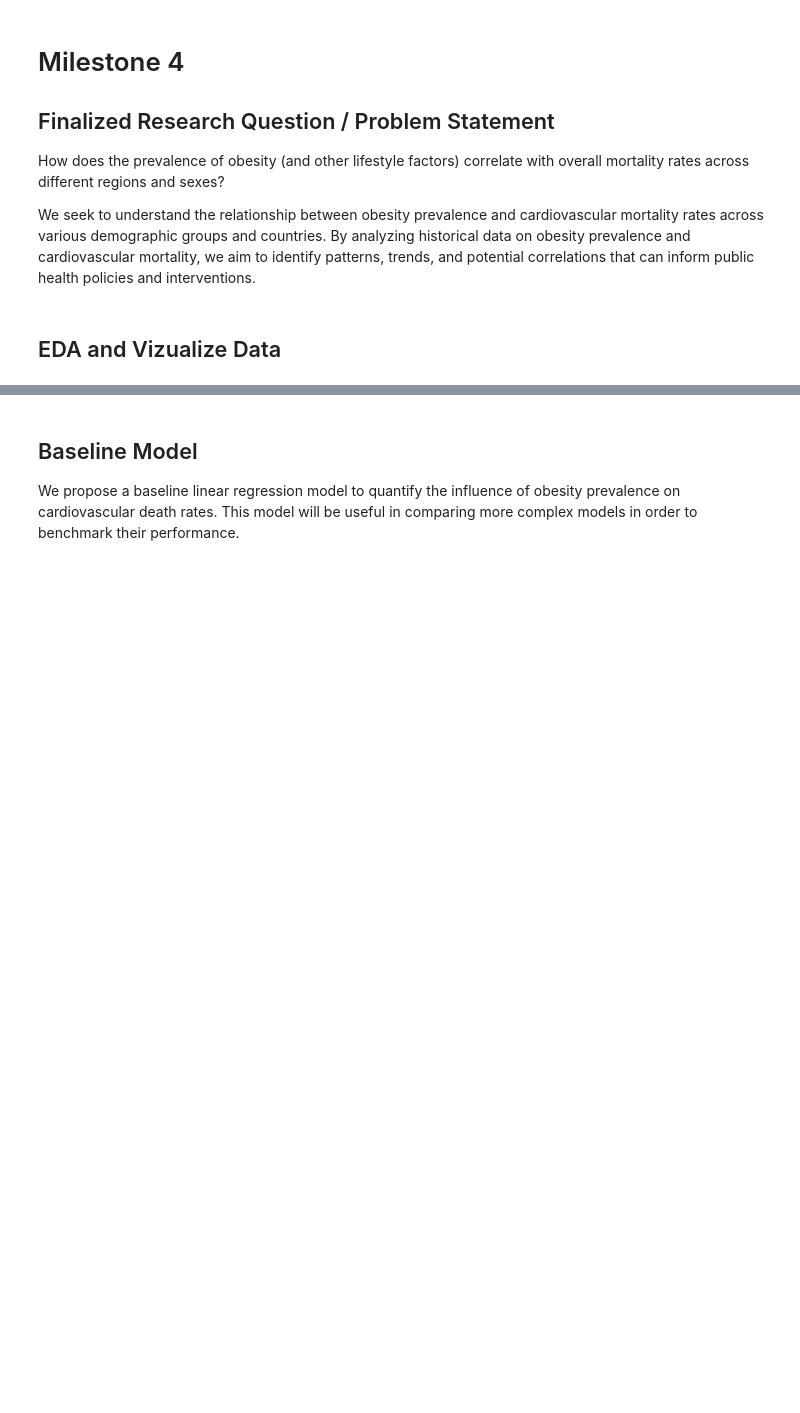
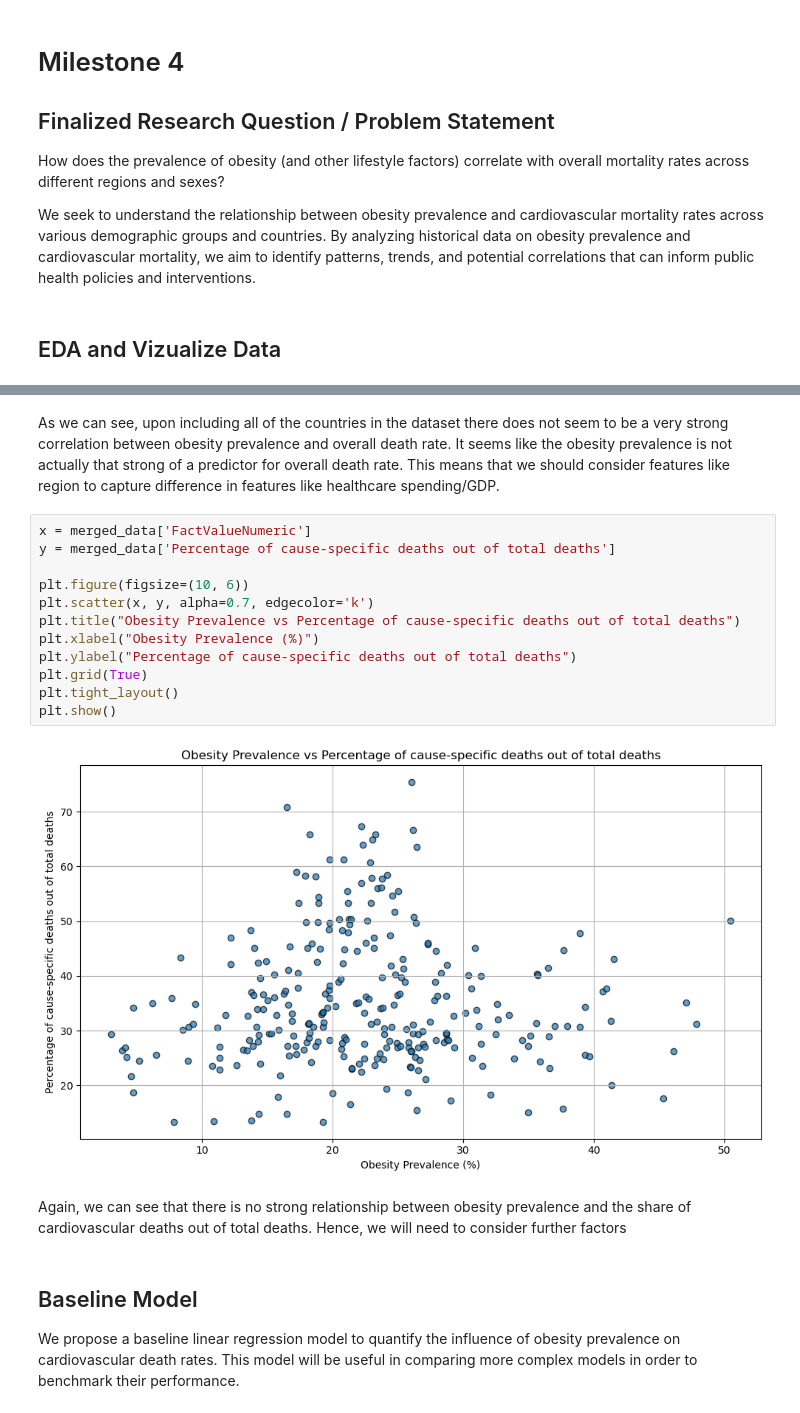
Before and after one commit to Dylanuripark/CS109-CardiovascularHealth, a Jupyter notebook: main.ipynb, the cells around one changed output, grey strips where cells are left out. Cells and saved outputs as stored; diff of their text form; blank space fills up the shorter version.

```diff
--- a/main.ipynb
+++ b/main.ipynb
@@ -441,3 +459,21 @@ We seek to understand the relationship between obesity prevalence and cardiovasc
+# %% [markdown]
+As we can see, upon including all of the countries in the dataset there does not seem to be a very strong correlation between obesity prevalence and overall death rate. It seems like the obesity prevalence is not actually that strong of a predictor for overall death rate. This means that we should consider features like region to capture difference in features like healthcare spending/GDP.
+# %%
+x = merged_data['FactValueNumeric']
+y = merged_data['Percentage of cause-specific deaths out of total deaths']
+
+plt.figure(figsize=(10, 6))
+plt.scatter(x, y, alpha=0.7, edgecolor='k')
+plt.title("Obesity Prevalence vs Percentage of cause-specific deaths out of total deaths")
+plt.xlabel("Obesity Prevalence (%)")
+plt.ylabel("Percentage of cause-specific deaths out of total deaths")
+plt.grid(True)
+plt.tight_layout()
+plt.show()
+# %% [output]
+[figure, added]
+# %% [markdown]
+Again, we can see that there is no strong relationship between obesity prevalence and the share of cardiovascular deaths out of total deaths. Hence, we will need to consider further factors
 # %% [markdown]
 ## Baseline Model
 
```
Also changed, not shown: parts of 2 cells of this notebook.
